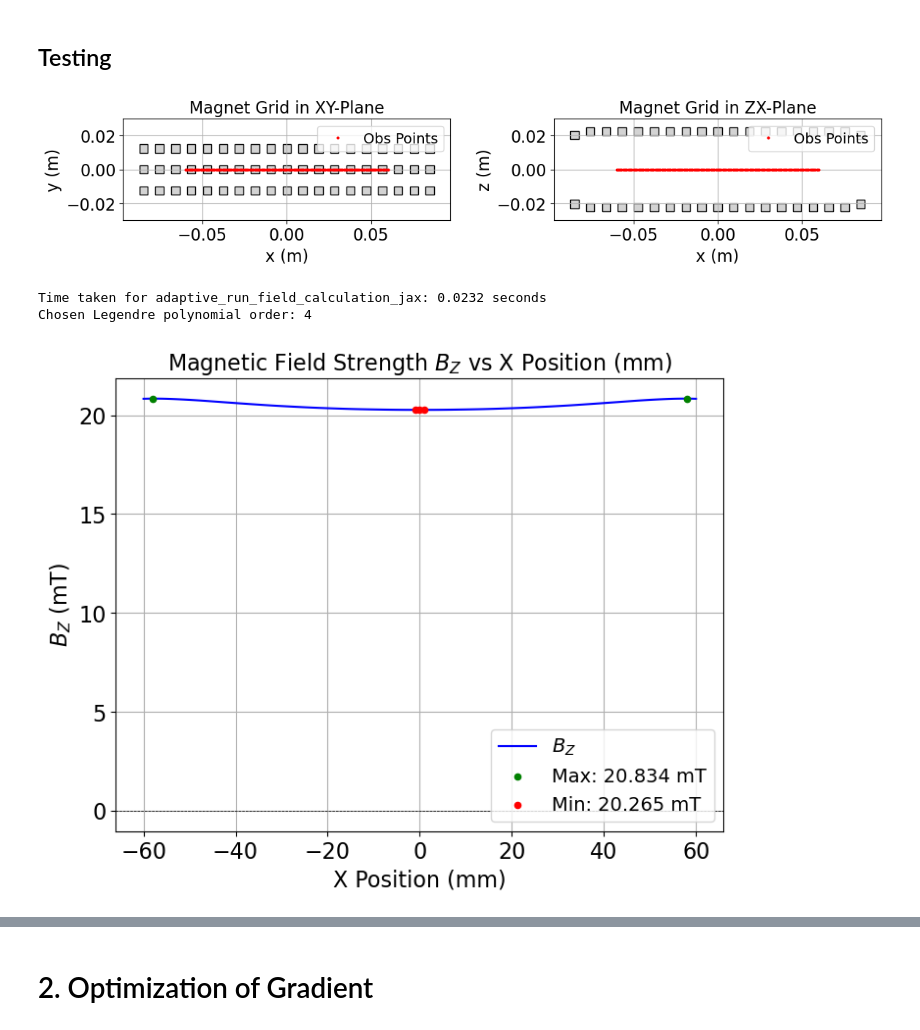
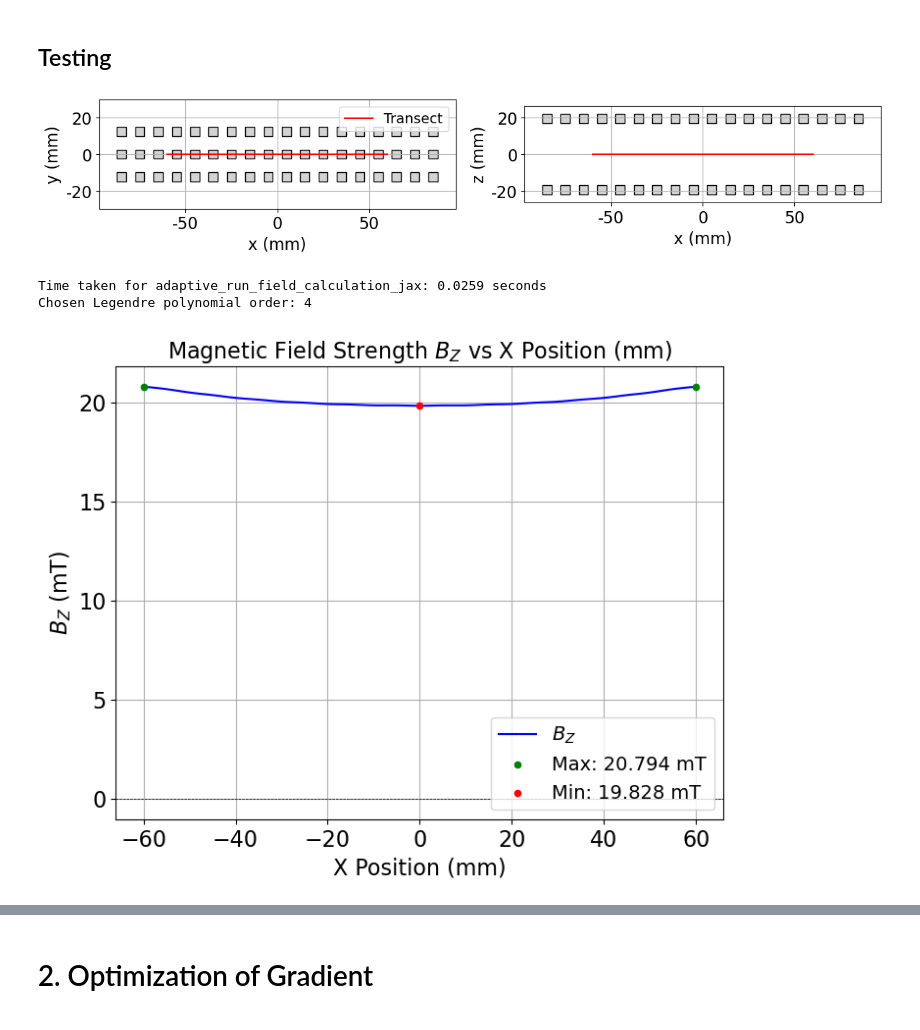
Before and after one commit to joostwijn/Rotating_Magnetic_Setup, a Jupyter notebook: 3. Magnets/Images_Field_Shaping_Algorithm_JAX.ipynb, the cells around one changed output, grey strips where cells are left out. Drawn from its saved outputs; the diff is of its cells as text; code cells hidden in the pictures.

```diff
--- a/3. Magnets/Images_Field_Shaping_Algorithm_JAX.ipynb
+++ b/3. Magnets/Images_Field_Shaping_Algorithm_JAX.ipynb
@@ -29,6 +29,7 @@ FIXED_ORDER = 4  # Fixed legendre polynomial order for optimized calculations, i
 # %% [markdown]
 ## 1.2 Plot Magnet Configuration
 # %%
+from matplotlib.ticker import FuncFormatter  # ← added
 #------------------------------------------------------------------
 # 1. plot_magnet_grid: Shows how all magnets are oriented and observation points in two views (XY and ZX).
 # Checks if the magnet orientation is physically possible and if the observation points are correctly specified.
@@ -36,6 +37,7 @@ FIXED_ORDER = 4  # Fixed legendre polynomial order for optimized calculations, i
 #------------------------------------------------------------------
 def plot_magnet_grid(a_total, a_one, n_x, b_total, b_one, n_y, h, zl, x_val, y_val, z_val):
     # Magnet orientations error checks.
+    mm_formatter = FuncFormatter(lambda m, pos: f"{m*1e3:.0f}")
     tol = 1e-9 # Tolerance for rounding errors
     if len(zl) != n_x:
         raise ValueError("The length of the zl array must equal the number of columns (n_x).")
@@ -85,10 +87,11 @@ def plot_magnet_grid(a_total, a_one, n_x, b_total, b_one, n_y, h, zl, x_val, y_v
             ax_xy.add_patch(magnet_rect)
 
     # Plot observation points on the XY-plane.
-    ax_xy.plot(x_val, y_val, 'ro', markersize=2, label='Obs Points')
-    ax_xy.set_title('Magnet Grid in XY-Plane')
-    ax_xy.set_xlabel('x (m)')
-    ax_xy.set_ylabel('y (m)')
+    ax_xy.plot(x_val, y_val, 'r-', markersize=2, label='Transect')
+    ax_xy.set_xlabel('x (mm)')  # ← changed
+    ax_xy.set_ylabel('y (mm)')  # ← changed
+    ax_xy.xaxis.set_major_formatter(mm_formatter)  # ← added
+    ax_xy.yaxis.set_major_formatter(mm_formatter)  # ← added
     ax_xy.set_xlim(-a_total/1.8, a_total/1.8)
     ax_xy.set_ylim(-b_total, b_total)
     ax_xy.set_aspect('equal', adjustable='box')
@@ -110,17 +113,17 @@ def plot_magnet_grid(a_total, a_one, n_x, b_total, b_one, n_y, h, zl, x_val, y_v
         ax_zx.add_patch(bot_rect)
 
     # Plot observation points on the ZX-plane.
-    ax_zx.plot(x_val, z_val, 'ro', markersize=2, label='Obs Points')
-    ax_zx.set_title('Magnet Grid in ZX-Plane')
-    ax_zx.set_xlabel('x (m)')
-    ax_zx.set_ylabel('z (m)')
+    ax_zx.plot(x_val, z_val, 'r-', markersize=2, label='_nolegend_')
+    ax_zx.set_xlabel('x (mm)')  # ← changed
+    ax_zx.set_ylabel('z (mm)')  # ← changed
+    ax_zx.xaxis.set_major_formatter(mm_formatter)  # ← added
+    ax_zx.yaxis.set_major_formatter(mm_formatter)  # ← added
     ax_zx.set_xlim(-a_total/1.8, a_total/1.8)
     z_upper = max(zl) + h
     z_lower = -(max(zl) + h)
     ax_zx.set_ylim(z_lower*1.2, z_upper*1.2)
     ax_zx.set_aspect('equal', adjustable='box')
     ax_zx.grid(True)
-    ax_zx.legend()
 
     plt.tight_layout()
     plt.show()
@@ -772,43 +775,42 @@ def plot_derivative(mode=None):
 # Recompiltion is not neccesary when changing H, MZ or ZL, but clearing caches is a good practice to avoid memory issues.
 #------------------------------------------------------------------
 jax.clear_caches()
 
 #------------------------------------------------------------------
 # Dimensions and coordinates of the magnet grid, magnets and observation points.
 #------------------------------------------------------------------
-A_TOTAL = 175e-3    # Grid width (x-dimension)
-A_ONE   = 5e-3   # Magnet width (x-dimension)
-N_X     = 19    # Number of magnets in x-direction
-B_TOTAL = 30e-3    # Grid depth (y-dimension)
-B_ONE   = 5e-3     # Magnet depth (y-dimension)
+A_TOTAL = 174.8e-3    # Grid width (x-dimension)
+A_ONE   = 4.98e-3   # Magnet width (x-dimension)
+N_X     = 18    # Number of magnets in x-direction
+B_TOTAL = 29.8e-3    # Grid depth (y-dimension)
+B_ONE   = 4.98e-3     # Magnet depth (y-dimension)
 N_Y     = 3      # Number of magnets in y-direction
-H       = 5e-3     # Magnet height (z-dimension)
-MZ      = 1.29     # Magnetization along z
+H       = 4.98e-3     # Magnet height (z-dimension)
+MZ      = 1.15     # Magnetization along z
 
 # Vertical offsets for each magnet column (using same offset for all)
-ZL = jnp.array([18e-3, 20e-3, 20e-3, 20e-3, 20e-3, 20e-3, 20e-3, 20e-3, 20e-3, 20e-3,
-                20e-3, 20e-3, 20e-3, 20e-3, 20e-3, 20e-3, 20e-3, 20e-3, 18e-3])
+ZL = jnp.full(N_X, 17e-3)
 # jnp.array([20e-3, 20e-3, 20e-3, 20e-3, 20e-3, 20e-3, 20e-3, 20e-3, 20e-3, 20e-3]); jnp.full(N_X, 20e-3)
 # jnp.array([16e-3, 18e-3, 20e-3, 20e-3, 20e-3, 20e-3, 20e-3, 20e-3, 20e-3, 20e-3, 20e-3, 20e-3, 20e-3, 20e-3, 20e-3, 20e-3, 18e-3, 16e-3])
 
 
 # Observation points (only one coordinate can be an array; the others must be scalars)
 X_VAL = jnp.arange(-60e-3, 61e-3, 1e-3)  # jnp.arange(-40e-3, 41e-3, 1e-3)
 Y_VAL = 0.0  # jnp.arange(-9e-3, 10e-3, 1e-3)
 Z_VAL = 0.0  # jnp.arange(-19e-3, 20e-3, 1e-3)
 
 # Precompute Legendre nodes/weights only for the fixed order.
 NODES_DICT, WEIGHTS_DICT = fixed_precompute_leggauss([FIXED_ORDER])
 NODES = NODES_DICT[FIXED_ORDER]
 WEIGHTS = WEIGHTS_DICT[FIXED_ORDER]
 
 # Precompute integration parameters using the observation values and grid settings.
 X_MINS, X_MAXS, Y_MINS, Y_MAXS, x_flat, y_flat, z_flat = fixed_setup_integration(X_VAL, Y_VAL, Z_VAL, A_TOTAL, A_ONE, B_TOTAL, B_ONE)
 
 # Plot the magnetic grid and view the observation points.
 plot_magnet_grid(A_TOTAL, A_ONE, N_X, B_TOTAL, B_ONE, N_Y, H, ZL, X_VAL, Y_VAL, Z_VAL)
 # %% [output]
-[figure, old version]
+[figure, new version]
 # %%
 # Warm-up: call the adaptive function once to trigger JAX compilation.
 _ = adaptive_run_field_calculation_jax()
@@ -822,11 +824,11 @@ print("Time taken for adaptive_run_field_calculation_jax: {:.4f} seconds".format
 print("Chosen Legendre polynomial order:", chosen_order)
 
 # If the observation coordinate is along x, plot the field versus x.
-plot_Bz(mode = "Optimize")
+plot_Bz()
 # %% [output]
-Time taken for adaptive_run_field_calculation_jax: 0.0232 seconds
+Time taken for adaptive_run_field_calculation_jax: 0.0259 seconds
 Chosen Legendre polynomial order: 4
-[figure, old version]
+[figure, new version]
 # %%
 plot_derivative()
 # %% [output]
```
Also changed, not shown: parts of 16 cells of this notebook, 1 other file.
